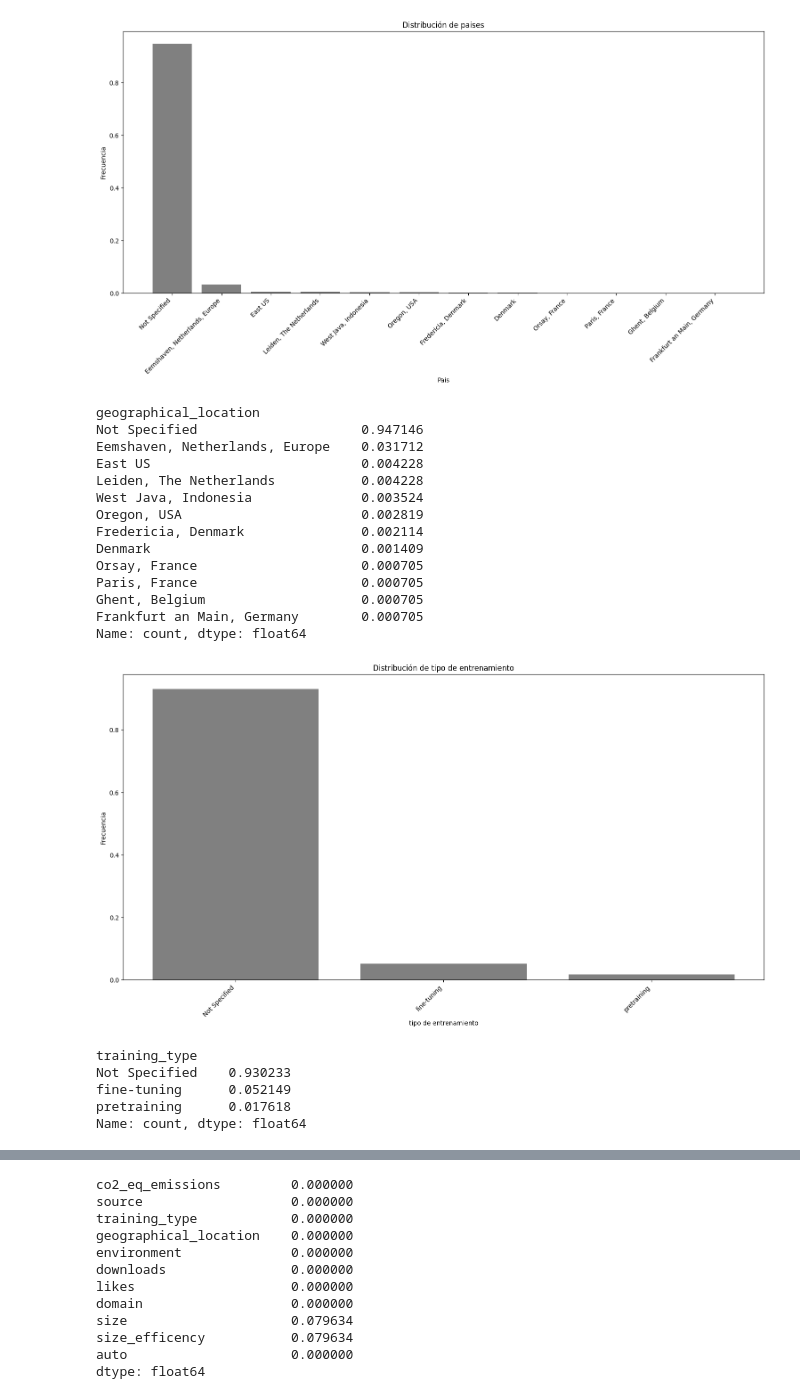
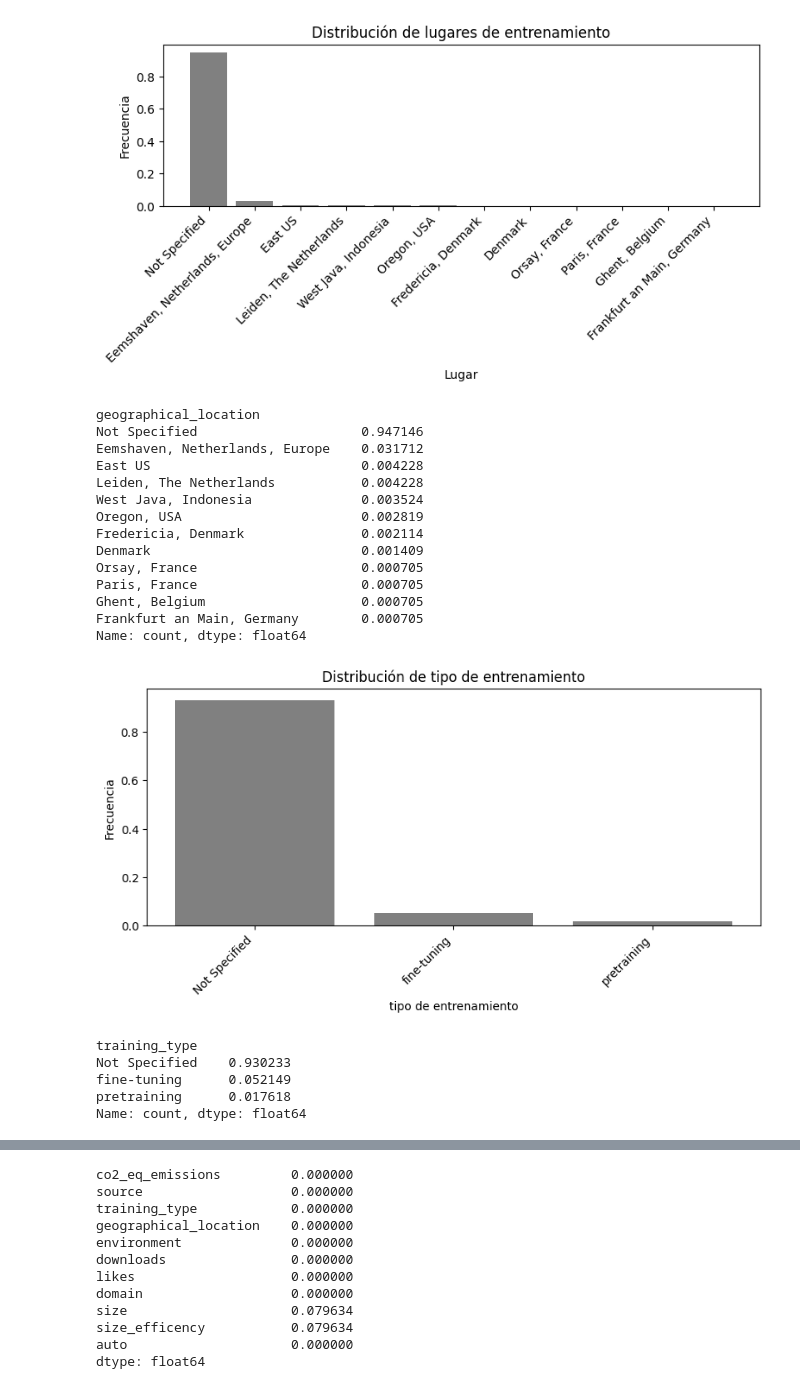
Before and after one commit to jufegare000/hugging-face-co2-multivariate-analysis, a Jupyter notebook: notebooks/1_1_data_analysis.ipynb, the cells around one changed output, grey strips where cells are left out. Saved outputs shown, nothing was run; the diff lists cells and outputs as text; code cells hidden in the pictures.

```diff
--- a/notebooks/1_1_data_analysis.ipynb
+++ b/notebooks/1_1_data_analysis.ipynb
@@ -24,7 +35,7 @@ def plot_categorical_variable(categorical_variable, title, xlable, ylabel):
     names = data_frame_of_variables[categorical_variable].value_counts()/size_of_dataframe
     plot_indexes = names.index
     plot_values = names.values
-    plt.figure(figsize=(15, 8))
+    plt.figure(figsize=(8, 4))
     plt.bar(plot_indexes,plot_values,label="Bars 1",color="gray")
     plt.xticks(rotation=45, ha='right')
     plt.tight_layout()
@@ -32,3 +43,5 @@ def plot_categorical_variable(categorical_variable, title, xlable, ylabel):
     plt.xlabel(xlable)
     plt.ylabel(ylabel)
     plt.show()
+
+# pasar esta función a los archivos de src
@@ -35,8 +65,8 @@ def plot_categorical_variable(categorical_variable, title, xlable, ylabel):
 # %%
-plot_categorical_variable('geographical_location', 'Distribución de paises', 'Pais','Frecuencia')
+plot_categorical_variable('geographical_location', 'Distribución de lugares de entrenamiento', 'Lugar','Frecuencia')
 data_frame_of_variables['geographical_location'].value_counts()/size_of_dataframe
 # %% [output]
-[figure, old version]
+[figure, new version]
 geographical_location
 Not Specified                     0.947146
 Eemshaven, Netherlands, Europe    0.031712
@@ -55,7 +85,7 @@ Name: count, dtype: float64
 plot_categorical_variable('training_type', 'Distribución de tipo de entrenamiento', 'tipo de entrenamiento','Frecuencia')
 data_frame_of_variables['training_type'].value_counts()/size_of_dataframe
 # %% [output]
-[figure, old version]
+[figure, new version]
 training_type
 Not Specified    0.930233
 fine-tuning      0.052149
```
Also changed, not shown: parts of 7 cells of this notebook, 4 other files.
